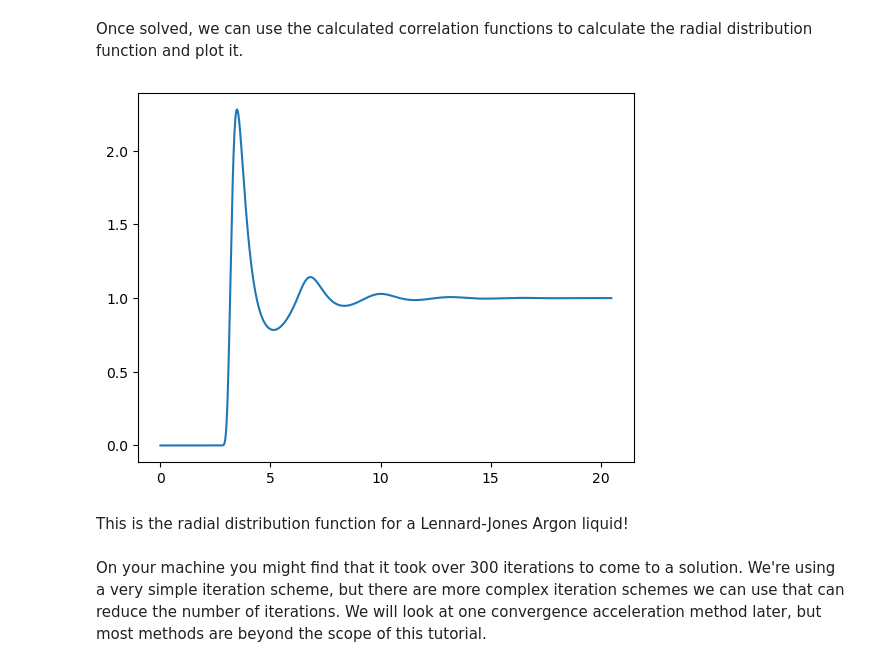
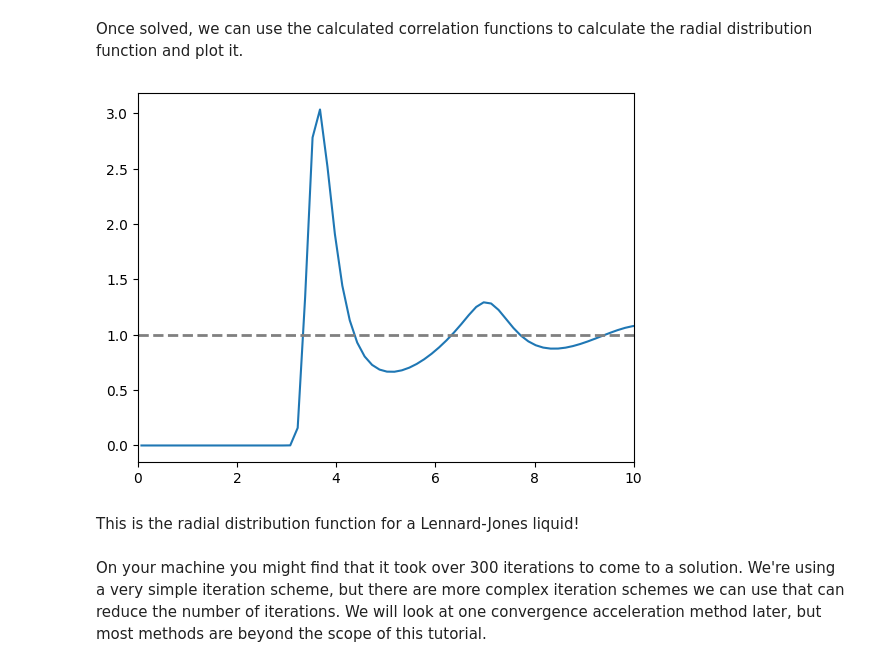
Before and after one commit to 2AUK/RISM_tutorial, a Jupyter notebook: LJ_liquid.ipynb, the cells around one changed output. Saved outputs shown, nothing was run; the diff lists cells and outputs as text; code cells hidden in the pictures.

```diff
--- a/LJ_liquid.ipynb
+++ b/LJ_liquid.ipynb
@@ -14,8 +14,8 @@ First, we need to set up our problem domain. While the RISM equations are writte
 
 We'll set up a discrete domain of length (or radius since we are working with spherically symmetric functions) $r = 15\, Å$ partitioned into $N = 100$ points. The resulting grid spacing is given by $\Delta r = \frac{r}{N}$.
 # %%
-r = 20.48
-N = 1024
+r = 15.0
+N = 100
 dr = r / N
 # %% [markdown]
 We also want to set up a grid spacing for our Fourier-space grid such that $\Delta r \Delta k = \frac{\pi}{N}$
@@ -41,16 +41,16 @@ Now that we have our problem domain set up, we can focus on solving a particular
 
 We first need to set up the thermodynamical state of the system and the unit systems we're going to use. We'll be working with energies in kJ / mol.
 # %%
-T = 300.0 # Kelvin
+T = 85.0 # Kelvin
 kB = 8.314462618e-3 # kJ / mol / K
 beta = 1.0 / T / kB # Thermodynamic Beta
 ns = 1 # Number of ites
 # %% [markdown]
 We also need to define the parameters for Argon, as well as its number density.
 # %%
-ar_epsilon = 0.997 # kJ / mol
+ar_epsilon = 120.0 * 8.314462618e-3  # kJ / mol
 ar_sigma = 3.4 # Angstroms
-ar_dens = 0.02071 # 1 / Angstroms^3
+ar_dens = 0.021017479720736955 # 1 / Angstroms^3
 ar_rho = np.diag([ar_dens])
 # %% [markdown]
 We need to tabulate the LJ potential with the above parameters. We define a function to evaluate the potential over a grid, and then we plot the potential.
@@ -126,7 +126,9 @@ def RISM(cr, w, p, r, k, dr, dk):
     ck = fbt(cr, r, k, dr)
     # Solve the RISM equation for t(k)
     for l in np.arange(0, N):
-        tk[l] = w[l] @ ck[l] @ w[l] @ np.linalg.inv(I - p * w[l] * ck[l]) - ck[l]
+        A = np.linalg.inv(I - w[l] @ ck[l] @ p)
+        B = w[l] @ ck[l] @ w[l]
+        tk[l] = A @ B - ck[l]
     # Transform t(k) to t(r)
     tr = ifbt(tk, r, k, dk)
     return tr
@@ -353,22 +249,18 @@ Once solved, we can use the calculated correlation functions to calculate the ra
 # %%
 # Get h(r)
 hr = tr + cr
-#hr_pic = tr_pic + cr_pic
-#hr_ng = tr_ng + cr_ng
 
 # Get and plot g(r)
 gr = hr + 1
-#gr_pic = hr_pic + 1
-#gr_ng = hr_ng + 1
 
 plt.plot(r_grid, gr[:, 0, 0])
-#plt.plot(r_grid, gr_pic[:, 0, 0])
-#plt.plot(r_grid, gr_ng[:, 0, 0])
+plt.xlim([0, 10])
+plt.axhline(1, color="grey", linestyle="--", linewidth=2)
 plt.show()
 # %% [output]
-[figure, old version]
+[figure, new version]
 # %% [markdown]
-This is the radial distribution function for a Lennard-Jones Argon liquid!
+This is the radial distribution function for a Lennard-Jones liquid!
 # %% [markdown]
 On your machine you might find that it took over 300 iterations to come to a solution.
 We're using a very simple iteration scheme, but there are more complex iteration schemes we can use that can reduce the number of iterations.
```
Also changed, not shown: parts of 2 cells of this notebook, 2 other files.
